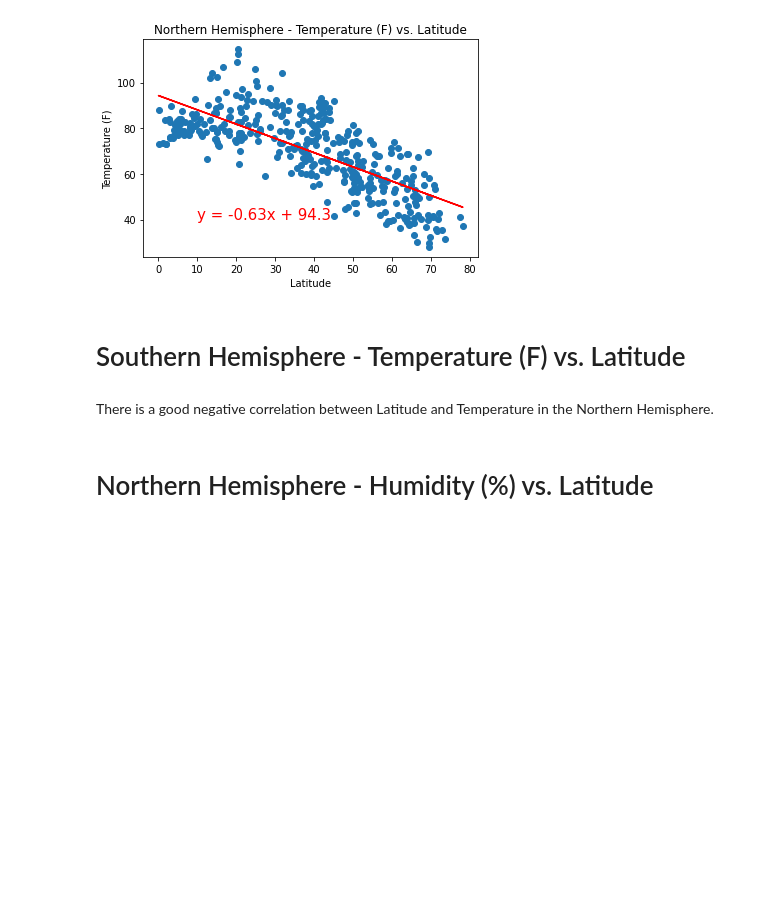
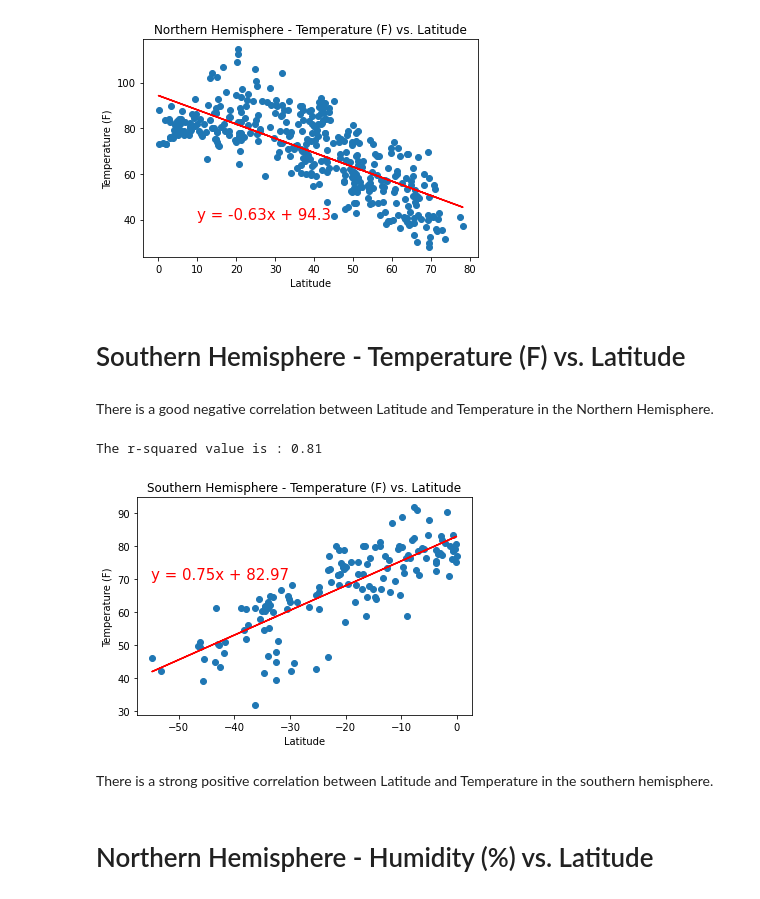
Before and after one commit to mtamrakar656/python-api-challenge, a Jupyter notebook: WeatherPy/WeatherPy.ipynb, the cells around one changed output. Drawn from its saved outputs; the diff is of its cells as text; code cells hidden in the pictures; blank space fills up the shorter version.

Commit message:
Plotted and saved figures for the different weather components vs the northern and southern hemisphere latitudes

```diff
--- a/WeatherPy/WeatherPy.ipynb
+++ b/WeatherPy/WeatherPy.ipynb
@@ -292,17 +292,22 @@ The r-squared value is : -0.73
 There is a good negative correlation between Latitude and Temperature in the Northern Hemisphere.
 # %%
 # Call linear_regression
-data_plot = linear_regression(northern_hemisphere["Lat"], northern_hemisphere["Max Temp"])
+data_plot = linear_regression(southern_hemisphere["Lat"], southern_hemisphere["Max Temp"])
 
 # Call annotation
-annotation(data_plot, 10, 40)
+annotation(data_plot, -55, 70)
 
 # Set title, xlabel, ylabel
-plt.title("Northern Hemisphere - Temperature (F) vs. Latitude")
+plt.title("Southern Hemisphere - Temperature (F) vs. Latitude")
 plt.xlabel("Latitude")
 plt.ylabel("Temperature (F)")
 
 # Save the figure
-plt.savefig("output_data/Northern Hemisphere - Temperature (F) vs. Latitude.png")
+plt.savefig("output_data/Southern Hemisphere - Temperature (F) vs. Latitude.png")
+# %% [output]
+The r-squared value is : 0.81
+[figure, added]
+# %% [markdown]
+There is a strong positive correlation between Latitude and Temperature in the southern hemisphere.
 # %% [markdown]
 # Northern Hemisphere - Humidity (%) vs. Latitude
```
Also changed, not shown: parts of 10 cells of this notebook, 8 other files.
